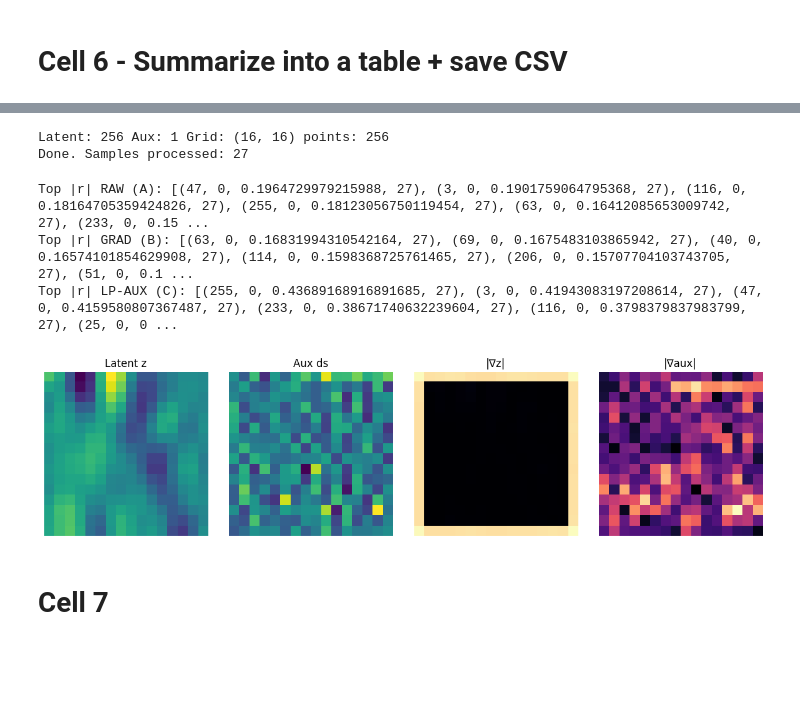
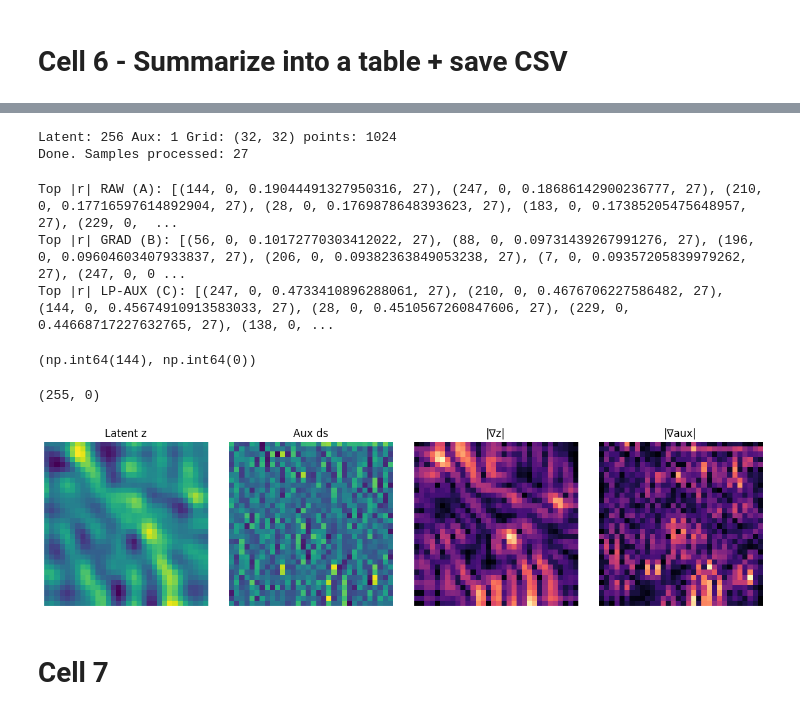
Before and after one commit to dbecerril/afm-morphology-transfer-learning, a Jupyter notebook: notebooks/latent_aux_correlation.ipynb, the cells around one changed output, grey strips where cells are left out. Drawn from its saved outputs; the diff is of its cells as text; code cells hidden in the pictures; blank space fills up the shorter version.

```diff
--- a/notebooks/latent_aux_correlation.ipynb
+++ b/notebooks/latent_aux_correlation.ipynb
@@ -270,10 +274,6 @@ def spearman_safe(x: np.ndarray, y: np.ndarray):
     return float(r), float(p)
 
 def sobel_grad_mag(x_chw: torch.Tensor) -> torch.Tensor:
-    """
-    x_chw: (C,h,w) float tensor on CPU or GPU
-    returns: (C,h,w) gradient magnitude (Sobel), same device/dtype
-    """
     device = x_chw.device
     dtype = x_chw.dtype
     x = x_chw.unsqueeze(0)  # (1,C,h,w)
@@ -286,14 +286,16 @@ def sobel_grad_mag(x_chw: torch.Tensor) -> torch.Tensor:
                        [ 1, 2, 1]], device=device, dtype=dtype).view(1,1,3,3)
 
     C = x.shape[1]
-    kx = kx.repeat(C, 1, 1, 1)  # (C,1,3,3) grouped conv
+    kx = kx.repeat(C, 1, 1, 1)
     ky = ky.repeat(C, 1, 1, 1)
 
-    gx = F.conv2d(x, kx, padding=1, groups=C)  # (1,C,h,w)
-    gy = F.conv2d(x, ky, padding=1, groups=C)
+    # reflect pad manually, then no padding in conv
+    xpad = F.pad(x, (1,1,1,1), mode="reflect")
+    gx = F.conv2d(xpad, kx, padding=0, groups=C)
+    gy = F.conv2d(xpad, ky, padding=0, groups=C)
 
-    g = torch.sqrt(gx*gx + gy*gy + 1e-12)
-    return g.squeeze(0)  # (C,h,w)
+    return torch.sqrt(gx*gx + gy*gy + 1e-12).squeeze(0)
+
 
 def lowpass_avg(x: torch.Tensor, k: int = 3) -> torch.Tensor:
     """
@@ -386,7 +388,7 @@ for i in range(min(N, max_N)):
 
 print("Done. Samples processed:", min(N, max_N))
 # %% [output]
-Latent: 256 Aux: 1 Grid: (16, 16) points: 256
+Latent: 256 Aux: 1 Grid: (32, 32) points: 1024
 Done. Samples processed: 27
 # %%
 import numpy as np
@@ -427,9 +429,9 @@ print("Top |r| RAW (A):", top_pairs(absA, nA, top=10))
 print("Top |r| GRAD (B):", top_pairs(absB, nB, top=10))
 print("Top |r| LP-AUX (C):", top_pairs(absC, nC, top=10))
 # %% [output]
-Top |r| RAW (A): [(47, 0, 0.1964729979215988, 27), (3, 0, 0.1901759064795368, 27), (116, 0, 0.18164705359424826, 27), (255, 0, 0.18123056750119454, 27), (63, 0, 0.16412085653009742, 27), (233, 0, 0.15 ...
-Top |r| GRAD (B): [(63, 0, 0.16831994310542164, 27), (69, 0, 0.1675483103865942, 27), (40, 0, 0.16574101854629908, 27), (114, 0, 0.1598368725761465, 27), (206, 0, 0.15707704103743705, 27), (51, 0, 0.1 ...
-Top |r| LP-AUX (C): [(255, 0, 0.43689168916891685, 27), (3, 0, 0.41943083197208614, 27), (47, 0, 0.4159580807367487, 27), (233, 0, 0.38671740632239604, 27), (116, 0, 0.3798379837983799, 27), (25, 0, 0 ...
+Top |r| RAW (A): [(144, 0, 0.19044491327950316, 27), (247, 0, 0.18686142900236777, 27), (210, 0, 0.17716597614892904, 27), (28, 0, 0.1769878648393623, 27), (183, 0, 0.17385205475648957, 27), (229, 0,  ...
+Top |r| GRAD (B): [(56, 0, 0.10172770303412022, 27), (88, 0, 0.09731439267991276, 27), (196, 0, 0.09604603407933837, 27), (206, 0, 0.09382363849053238, 27), (7, 0, 0.09357205839979262, 27), (247, 0, 0 ...
+Top |r| LP-AUX (C): [(247, 0, 0.4733410896288061, 27), (210, 0, 0.4676706227586482, 27), (144, 0, 0.45674910913583033, 27), (28, 0, 0.4510567260847606, 27), (229, 0, 0.44668717227632765, 27), (138, 0, ...
 # %%
 import matplotlib.pyplot as plt
 import matplotlib.patches as patches
@@ -478,16 +480,25 @@ def show_maps_with_mask(z_map, aux_map, z_grad=None, aux_grad=None, margin=3):
 
     plt.tight_layout()
     plt.show()
+# %%
+best
+# %% [output]
+(np.int64(144), np.int64(0))
+# %%
+k,a
+# %% [output]
+(255, 0)
 # %%
+k,a = best
 z_ch_t   = z[0, k].detach().cpu()       # (h,w) torch
 aux_ch_t = aux_ds[0, a].detach().cpu()  # (h,w) torch
 
 z_grad = sobel_grad_mag(z_ch_t.unsqueeze(0))[0].numpy()
 aux_grad = sobel_grad_mag(aux_ch_t.unsqueeze(0))[0].numpy()
 
 show_maps_with_mask(z_ch_t.numpy(), aux_ch_t.numpy(), z_grad, aux_grad, margin=3)
 # %% [output]
-[figure, old version]
+[figure, new version]
 # %% [markdown]
 # Cell 7
 # %%
```
Also changed, not shown: parts of 11 cells of this notebook, 2 other files.
